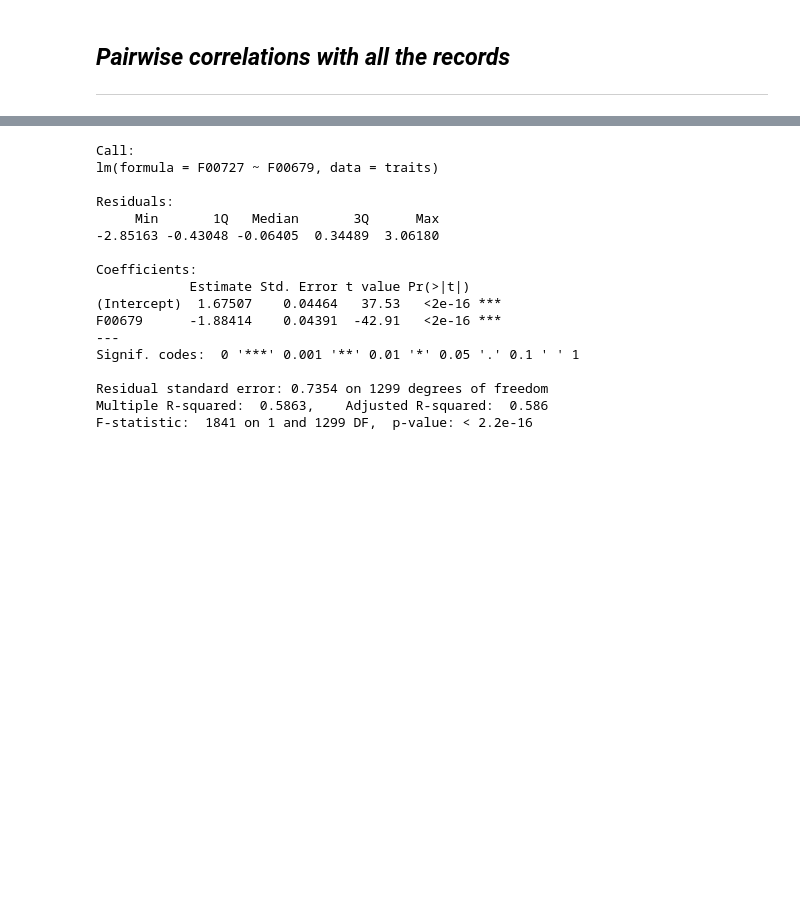
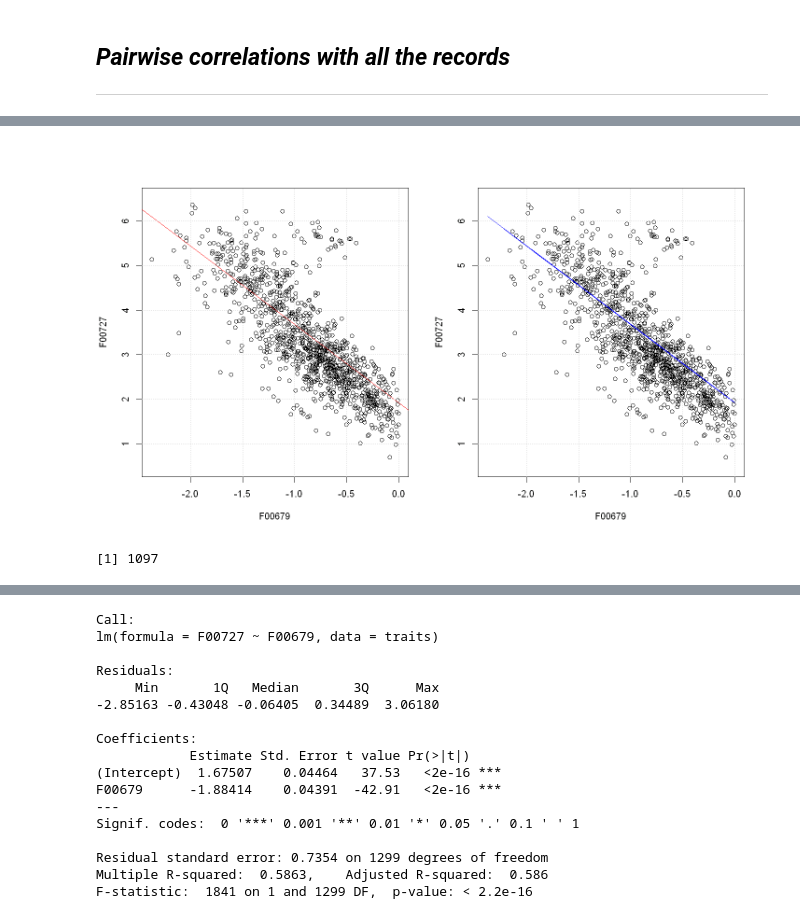
Before and after one commit to anoban/phd, a Jupyter notebook: R/notebooks/phylogenetics.ipynb, the cells around one changed output, grey strips where cells are left out. Cells and saved outputs as stored; diff of their text form; code cells hidden in the pictures; blank space fills up the shorter version.

```diff
--- a/R/notebooks/phylogenetics.ipynb
+++ b/R/notebooks/phylogenetics.ipynb
@@ -244,0 +238,2 @@ plot(p)
+# %%
+plm_AM <- phylolm::phylolm(F00727~F00679, data = subset(traits, state == "AM"), model = "lambda", phy = tree, boot = 100)
@@ -244,0 +243,18 @@ plot(p)
+# %%
+options(repr.plot.width = 12, repr.plot.height = 7)
+par(mfrow = c(1, 2))
+
+plot(F00727~F00679, data = subset(traits, state == "AM"), ylim = c(0.5, 6.5)) # only AM species
+abline(plm_AM, col = "red") # abline for the lm fitted to the AM subset
+grid()
+
+plot(F00727~F00679, data = subset(traits, state == "AM"), ylim = c(0.5, 6.5))
+lines(x = subset(traits, state == "AM")$F00679, y = predict(lm_AM), col = "blue") # that's how a regression line is drawn
+grid()
+# %% [output]
+[figure, added]
+# %%
+predict(plm_AM, interval = "confidence", level = 0.95) # this is expected to return a dataframe with three columns fit, lwr and upr - will work with model fitted with the lm() function
+# but phylolm models do not do that
+# %% [output]
+[1] 1097
```
Also changed, not shown: parts of 27 cells of this notebook.
